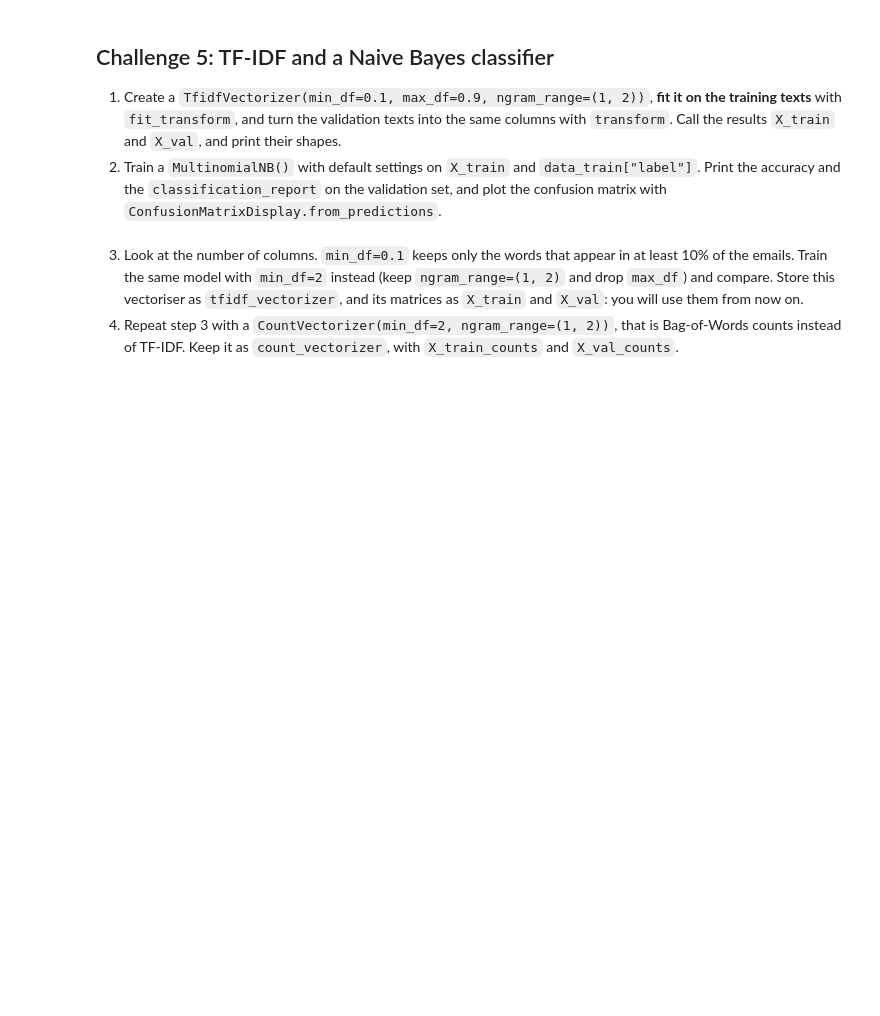
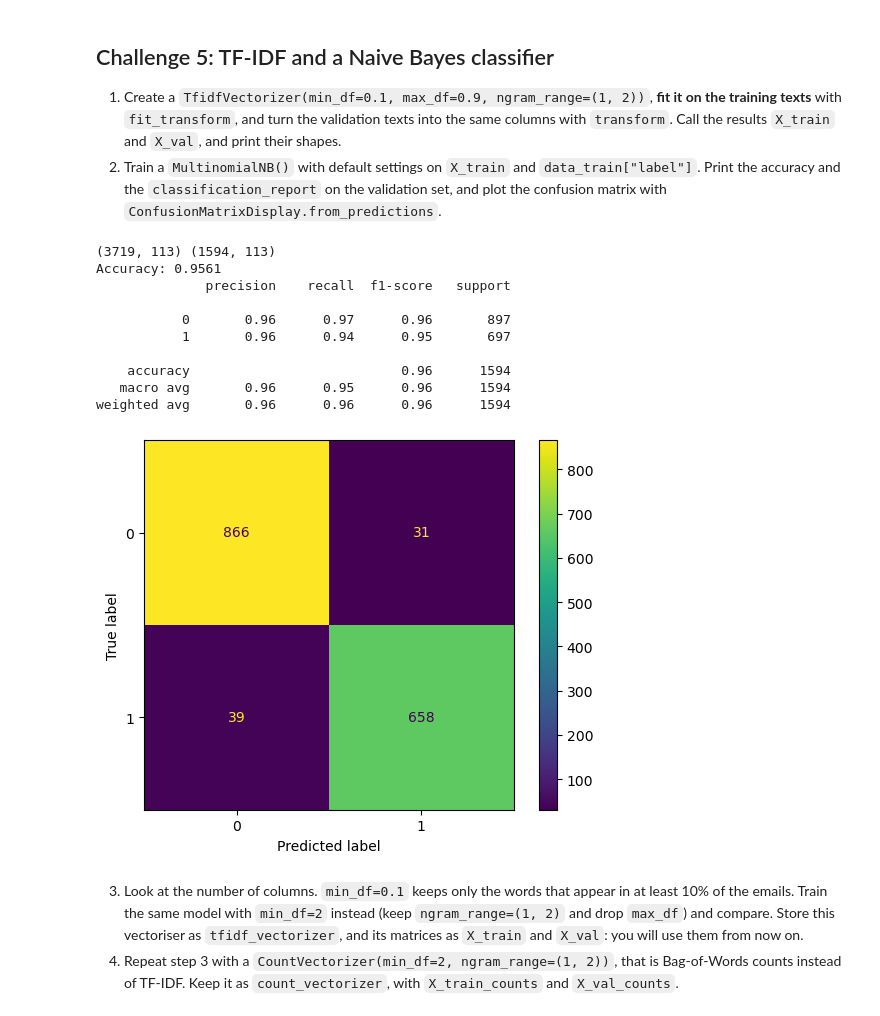
Before and after one commit to ironhack-labs/lab-natural-language-processing, a Jupyter notebook: your-code/main.ipynb, the cells around one changed output. Saved outputs shown, nothing was run; the diff lists cells and outputs as text; code cells hidden in the pictures; blank space fills up the shorter version.

```diff
--- a/your-code/main.ipynb
+++ b/your-code/main.ipynb
@@ -50,3 +101,11 @@ Before cleaning anything, look at what you have:
 Drop the duplicates, keeping one copy of each email, **before** you split the data. Otherwise the same email can end up in both the training and the validation set, and the model is graded on emails it has already seen.
 # %%
 # Drop the duplicated emails and print the new shape
+data = data.drop_duplicates().reset_index(drop=True)
+print(data.shape)
+
+data_yes = data[data['label'] == 1]
+data_no = data[data['label'] == 0]
+
+print(data_yes.shape)
+print(data_no.shape)
@@ -62,3 +189,9 @@ Split `data` into `data_train` (70%) and `data_val` (30%) with `train_test_split
 Everything you learn from the data from now on (the vocabulary, the IDF values, the model) is learned from `data_train` only. `data_val` is only used to evaluate.
 # %%
 # Split the data into data_train and data_val
+data_train, data_val = train_test_split(data, test_size=0.3, stratify=data["label"], random_state=0)
+data_train = data_train.copy()
+data_val = data_val.copy()
+
+print(data_train.shape, data_val.shape)
+print(data_train["label"].mean().round(3), data_val["label"].mean().round(3))
@@ -152,9 +344,33 @@ Find the 10 most frequent words of `preprocessed_text` in the normal emails and
 2. Train a `MultinomialNB()` with default settings on `X_train` and `data_train["label"]`. Print the accuracy and the `classification_report` on the validation set, and plot the confusion matrix with `ConfusionMatrixDisplay.from_predictions`.
 # %%
 # 1. TF-IDF
+tfidf = TfidfVectorizer(min_df=0.1, max_df=0.9, ngram_range=(1, 2))
+X_train = tfidf.fit_transform(data_train["preprocessed_text"])
+X_val = tfidf.transform(data_val["preprocessed_text"])
+print(X_train.shape, X_val.shape)
 
 
 # 2. Naive Bayes
+clf = MultinomialNB()
+clf.fit(X_train, data_train["label"])
+y_pred = clf.predict(X_val)
+
+print("Accuracy:", round(accuracy_score(data_val["label"], y_pred), 4))
+print(classification_report(data_val["label"], y_pred))
+ConfusionMatrixDisplay.from_predictions(data_val["label"], y_pred)
+plt.show()
+# %% [output]
+(3719, 113) (1594, 113)
+Accuracy: 0.9561
+              precision    recall  f1-score   support
+
+           0       0.96      0.97      0.96       897
+           1       0.96      0.94      0.95       697
+
+    accuracy                           0.96      1594
+   macro avg       0.96      0.95      0.96      1594
+weighted avg       0.96      0.96      0.96      1594
+[figure, added]
 # %% [markdown]
 3. Look at the number of columns. `min_df=0.1` keeps only the words that appear in at least 10% of the emails. Train the same model with `min_df=2` instead (keep `ngram_range=(1, 2)` and drop `max_df`) and compare. Store this vectoriser as `tfidf_vectorizer`, and its matrices as `X_train` and `X_val`: you will use them from now on.
 4. Repeat step 3 with a `CountVectorizer(min_df=2, ngram_range=(1, 2))`, that is Bag-of-Words counts instead of TF-IDF. Keep it as `count_vectorizer`, with `X_train_counts` and `X_val_counts`.
```
Also changed, not shown: parts of 31 cells of this notebook.
